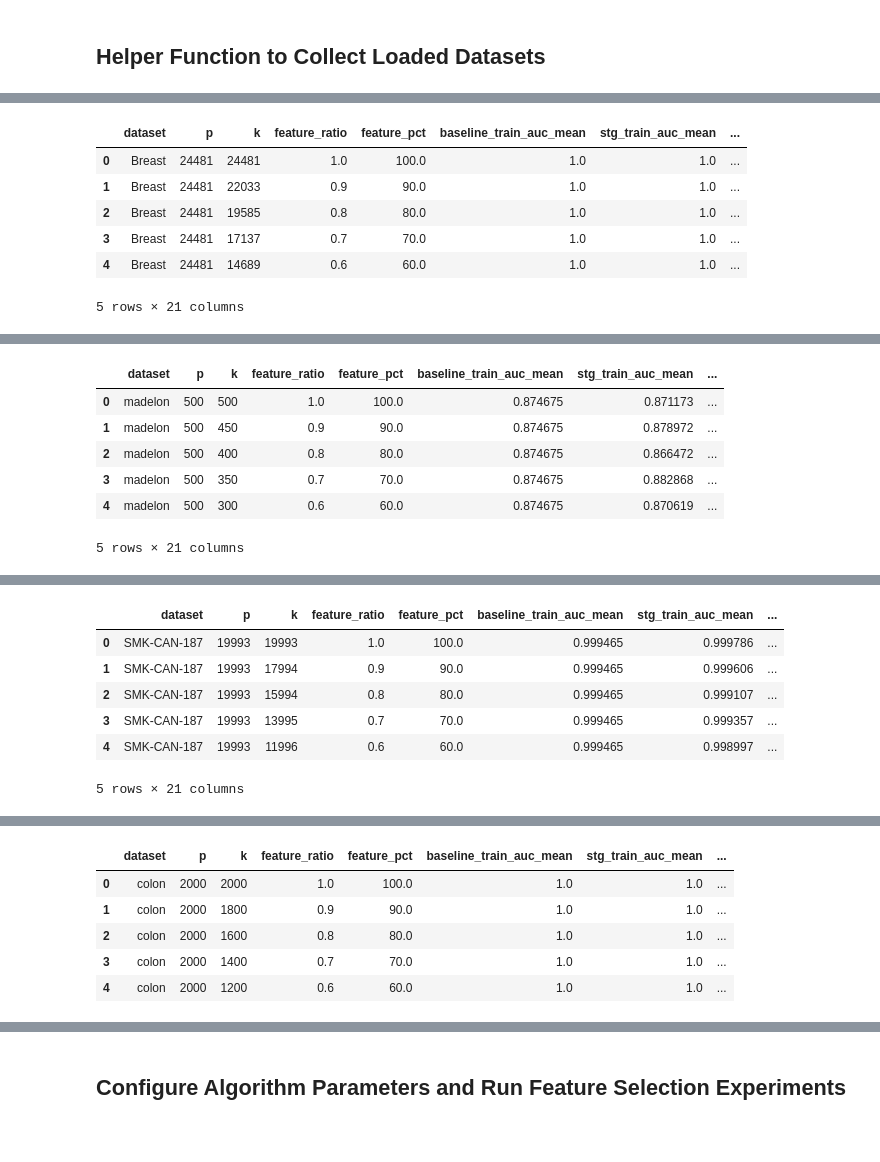
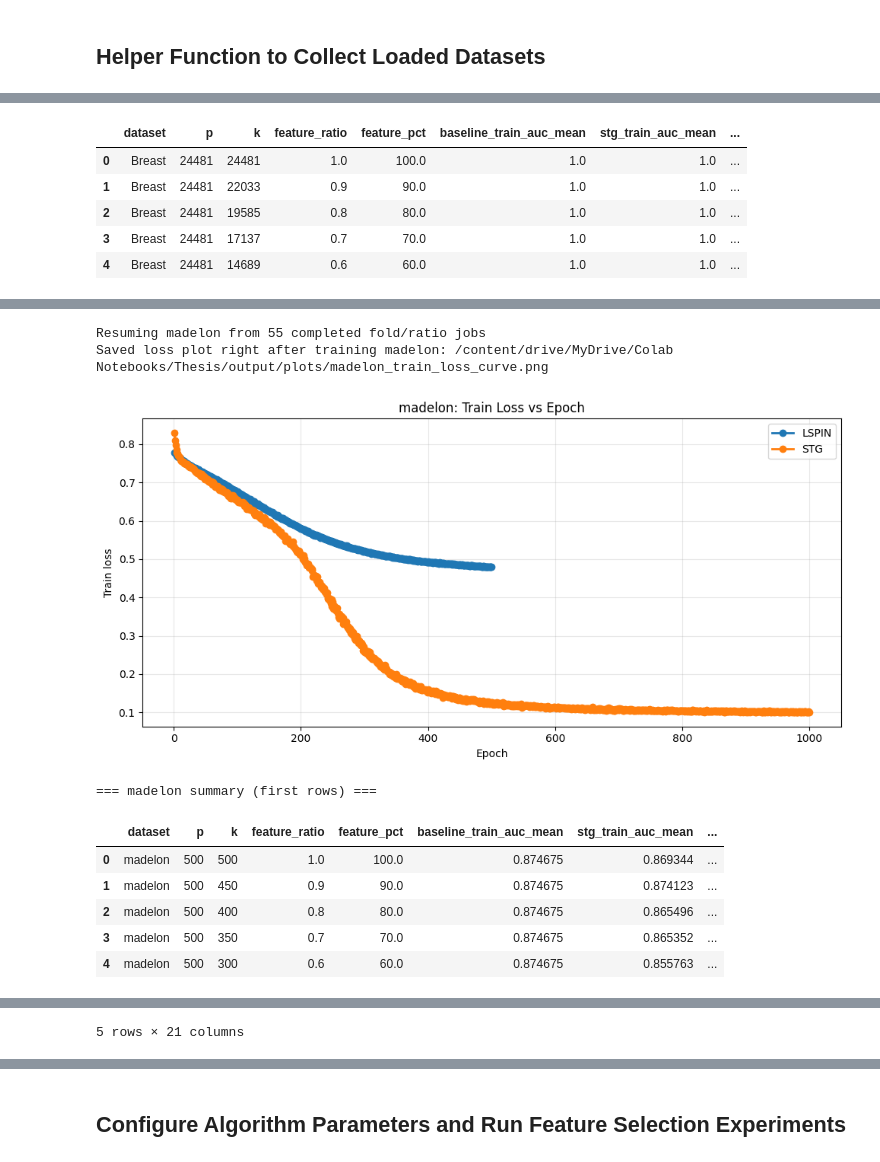
Before and after one commit to shlomiez/Tabular-Datasets-Benchmark-hub, a Jupyter notebook: main.ipynb, the cells around one changed output, grey strips where cells are left out. Saved outputs shown, nothing was run; the diff lists cells and outputs as text; code cells hidden in the pictures; blank space fills up the shorter version.

```diff
--- a/main.ipynb
+++ b/main.ipynb
@@ -22,10 +42,8 @@ This notebook runs the iterative feature-reduction experiment across the six loa
 # %%
 from __future__ import annotations
 import collections as _collections
-import hashlib
 import os
 import random
-import sys
 from pathlib import Path
 from typing import Any, Dict, Mapping, MutableMapping, Sequence, Tuple
 from collections import abc as _collections_abc
@@ -54,9 +72,8 @@ if IN_COLAB:
     drive.mount("/content/drive", force_remount=False)
 
 PROJECT_DIR_CANDIDATES = [
+    Path("/content/drive/MyDrive/Colab Notebooks/Thesis"),
     Path.cwd(),
-    Path("/content/FeatureSelect-Benchmark-Hub"),
-    Path("/content/drive/MyDrive/Thesis/FeatureSelect-Benchmark-Hub"),
 ]
 BASE_DIR = next((p for p in PROJECT_DIR_CANDIDATES if p.exists()), Path.cwd())
 os.chdir(BASE_DIR)
@@ -96,8 +112,8 @@ This section resolves dataset paths for both local runs and Google Colab/Drive r
 data_root_candidates = [
     BASE_DIR.parent / "data",
     Path(r"c:/Users/shlom/Thesis/data"),
+    Path("/content/drive/MyDrive/Colab Notebooks/Thesis/data"),
     Path("/content/drive/Othercomputers/המחשב האישי שלי/Thesis/data"),
-    Path("/content/drive/MyDrive/data"),
 ]
 DATA_ROOT = next((p for p in data_root_candidates if p.exists()), data_root_candidates[0])
 print(f"Data root: {DATA_ROOT}")
@@ -585,38 +825,19 @@ def collect_loaded_datasets(namespace: MutableMapping[str, Any] | None = None, a
 feature_ratios = build_feature_ratios()
 print("Feature ratios used:", feature_ratios)
 
-stg_params = {
-    "epochs": 1000,
-    "learning_rate": 0.05,
-    "hidden_dims": (128, 64),
-    "sigma": 0.5,
-    "lam": 0.1,
-    "batch_size": 128,
-    "optimizer": "SGD",
-    "activation": "tanh",
-}
-
-lspin_params = {
-    "epochs": 1000,
-    "learning_rate": 0.1,
-    "hidden_layers": (100, 50, 30),
-    "gating_hidden_layers": (500,),
-    "sigma": 0.5,
-    "lam": 0.5,
-    "batch_size": -1,  # Use full batch for Lspin
-}
-
-etree_params = {
-    "n_estimators": 200,
-    "max_depth": 4,
-}
+plots_dir = OUTPUT_DIR / "plots"
+plots_dir.mkdir(parents=True, exist_ok=True)
 
 datasets = collect_loaded_datasets(globals(), allow_partial=True)
 summary_tables: Dict[str, pd.DataFrame] = {}
 fold_tables: Dict[str, pd.DataFrame] = {}
+loss_tables: Dict[str, pd.DataFrame] = {}
 
 for dataset_name, dataset in datasets.items():
-    summary_df, fold_df = run_dataset_experiment(
+    X_data, _ = extract_xy(dataset)
+    stg_params, lspin_params, etree_params = get_hyperparameters(dataset_name, X_data)
+
+    summary_df, fold_df, loss_df = run_dataset_experiment(
         dataset_name,
         dataset,
         random_state=SEED,
@@ -628,14 +849,26 @@ for dataset_name, dataset in datasets.items():
     )
     summary_tables[dataset_name] = summary_df
     fold_tables[dataset_name] = fold_df
+    loss_tables[dataset_name] = loss_df
+
+    plot_and_save_loss_curve(
+        loss_df=loss_df,
+        dataset_name=dataset_name,
+        plots_dir=plots_dir,
+        title=f"{dataset_name}: Train Loss vs Epoch",
+        status_prefix="right after training",
+    )
+
     print(f"\n=== {dataset_name} summary (first rows) ===")
     display(summary_df.head())
 
 combined_summary_df = pd.concat(summary_tables.values(), ignore_index=True)
 combined_fold_df = pd.concat(fold_tables.values(), ignore_index=True)
+combined_loss_df = pd.concat(loss_tables.values(), ignore_index=True)
 
 print("\nCombined summary shape:", combined_summary_df.shape)
 print("Combined fold shape:", combined_fold_df.shape)
+print("Combined loss shape:", combined_loss_df.shape)
 display(combined_summary_df.head(10))
 # %% [output]
 Feature ratios used: [1.0, np.float64(0.9), np.float64(0.8), np.float64(0.7), np.float64(0.6), np.float64(0.5), np.float64(0.4), np.float64(0.3), np.float64(0.2), np.float64(0.1), 0.05]
@@ -661,4 +882,3 @@ Final Training Loss: 0.7113
 | 2 | Breast | 24481 | 19585 | 0.8 | 80.0 | 1.0 | 1.0 | ... |
 | 3 | Breast | 24481 | 17137 | 0.7 | 70.0 | 1.0 | 1.0 | ... |
 | 4 | Breast | 24481 | 14689 | 0.6 | 60.0 | 1.0 | 1.0 | ... |
-5 rows × 21 columns
@@ -682,7 +886,10 @@ Final Training Loss: 0.7216
+Resuming madelon from 55 completed fold/ratio jobs
+Saved loss plot right after training madelon: /content/drive/MyDrive/Colab Notebooks/Thesis/output/plots/madelon_train_loss_curve.png
+[figure, added]
+=== madelon summary (first rows) ===
 |  | dataset | p | k | feature_ratio | feature_pct | baseline_train_auc_mean | stg_train_auc_mean | ... |
-| 0 | madelon | 500 | 500 | 1.0 | 100.0 | 0.874675 | 0.871173 | ... |
-| 1 | madelon | 500 | 450 | 0.9 | 90.0 | 0.874675 | 0.878972 | ... |
-| 2 | madelon | 500 | 400 | 0.8 | 80.0 | 0.874675 | 0.866472 | ... |
-| 3 | madelon | 500 | 350 | 0.7 | 70.0 | 0.874675 | 0.882868 | ... |
-| 4 | madelon | 500 | 300 | 0.6 | 60.0 | 0.874675 | 0.870619 | ... |
+| 0 | madelon | 500 | 500 | 1.0 | 100.0 | 0.874675 | 0.869344 | ... |
+| 1 | madelon | 500 | 450 | 0.9 | 90.0 | 0.874675 | 0.874123 | ... |
+| 2 | madelon | 500 | 400 | 0.8 | 80.0 | 0.874675 | 0.865496 | ... |
+| 3 | madelon | 500 | 350 | 0.7 | 70.0 | 0.874675 | 0.865352 | ... |
+| 4 | madelon | 500 | 300 | 0.6 | 60.0 | 0.874675 | 0.855763 | ... |
-5 rows × 21 columns
@@ -706,7 +896 @@ Final Training Loss: 0.7112
-|  | dataset | p | k | feature_ratio | feature_pct | baseline_train_auc_mean | stg_train_auc_mean | ... |
-| 0 | SMK-CAN-187 | 19993 | 19993 | 1.0 | 100.0 | 0.999465 | 0.999786 | ... |
-| 1 | SMK-CAN-187 | 19993 | 17994 | 0.9 | 90.0 | 0.999465 | 0.999606 | ... |
-| 2 | SMK-CAN-187 | 19993 | 15994 | 0.8 | 80.0 | 0.999465 | 0.999107 | ... |
-| 3 | SMK-CAN-187 | 19993 | 13995 | 0.7 | 70.0 | 0.999465 | 0.999357 | ... |
-| 4 | SMK-CAN-187 | 19993 | 11996 | 0.6 | 60.0 | 0.999465 | 0.998997 | ... |
 5 rows × 21 columns
@@ -730,6 +913,0 @@ Final Training Loss: 0.6990
-|  | dataset | p | k | feature_ratio | feature_pct | baseline_train_auc_mean | stg_train_auc_mean | ... |
-| 0 | colon | 2000 | 2000 | 1.0 | 100.0 | 1.0 | 1.0 | ... |
-| 1 | colon | 2000 | 1800 | 0.9 | 90.0 | 1.0 | 1.0 | ... |
-| 2 | colon | 2000 | 1600 | 0.8 | 80.0 | 1.0 | 1.0 | ... |
-| 3 | colon | 2000 | 1400 | 0.7 | 70.0 | 1.0 | 1.0 | ... |
-| 4 | colon | 2000 | 1200 | 0.6 | 60.0 | 1.0 | 1.0 | ... |
```
Also changed, not shown: parts of 10 cells of this notebook.
